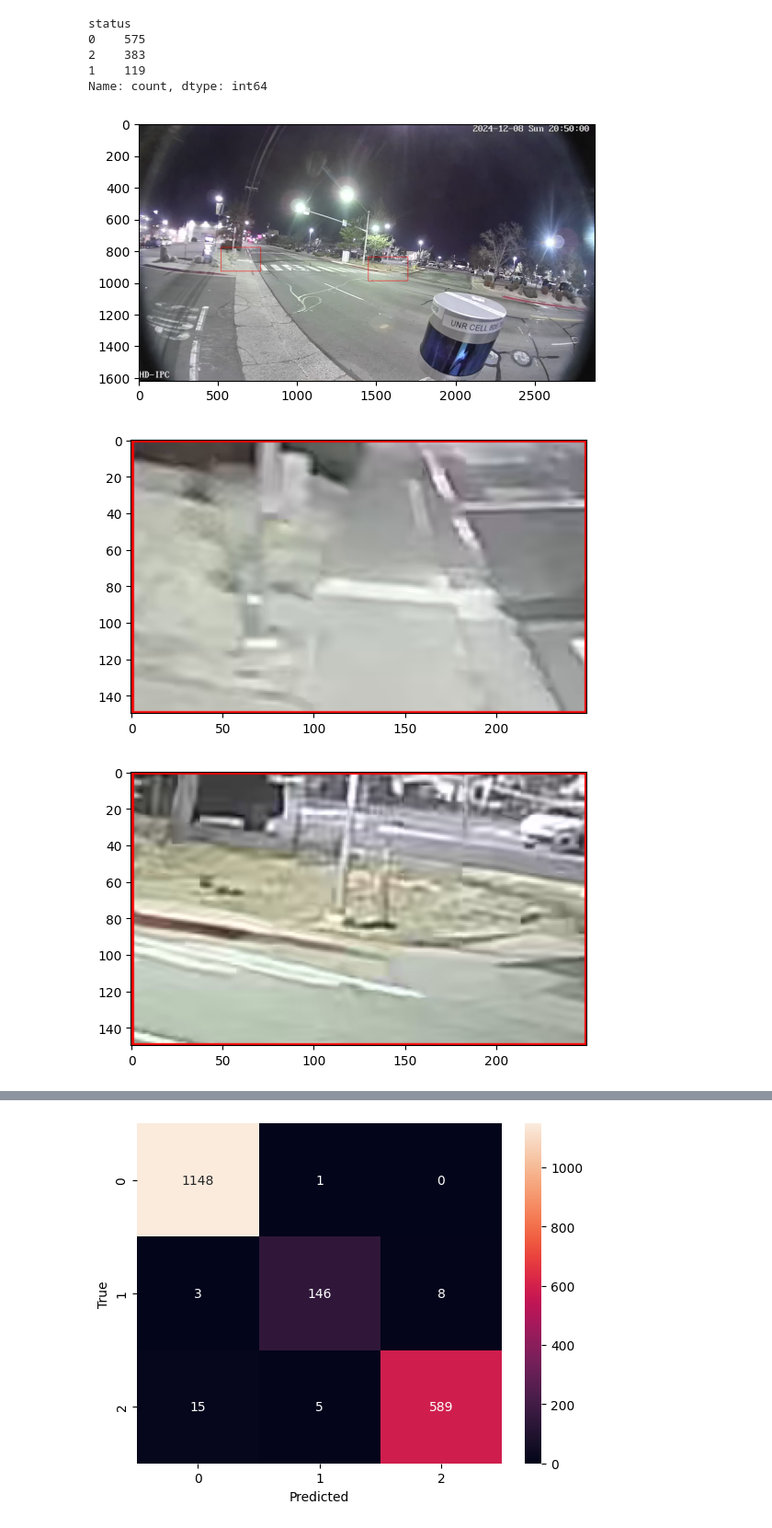
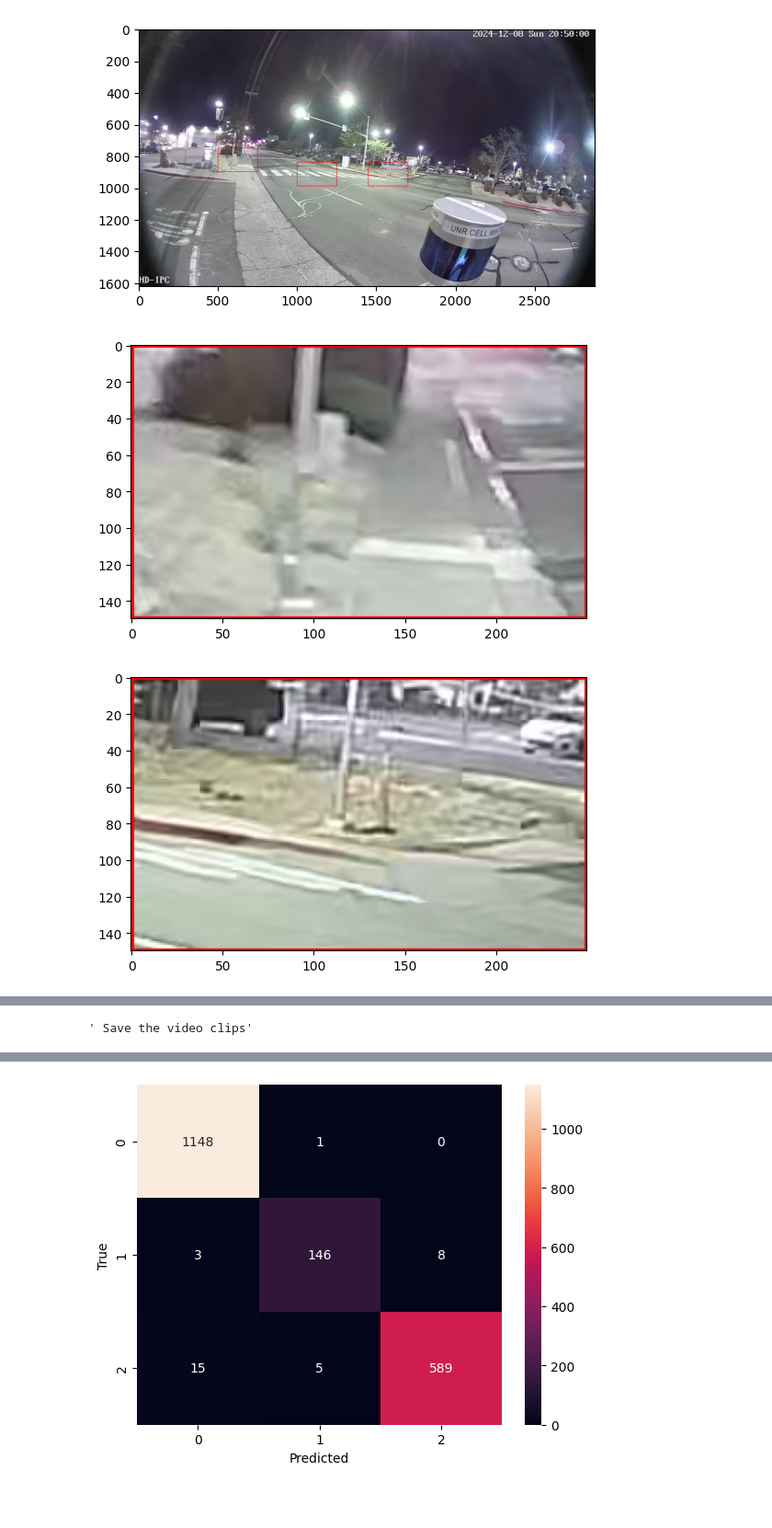
Before and after one commit to jksdbks123/Lidar-Tracker, a Jupyter notebook: PushButton/test.ipynb, the cells around one changed output, grey strips where cells are left out. Shown at 92% size. Saved outputs shown, nothing was run; the diff lists cells and outputs as text; code cells hidden in the pictures; blank space fills up the shorter version.

```diff
--- a/PushButton/test.ipynb
+++ b/PushButton/test.ipynb
@@ -85,13 +88,5 @@ save_path = r'D:\LiDAR_Data\2ndPHB\Video\unvisited_video_list_0113.csv'
 df = pd.DataFrame(unvisited_video_list)
 df.to_csv(save_path, index = False)
-# %%
-activation_df.status.value_counts()
-# %% [output]
-status
-0    575
-2    383
-1    119
-Name: count, dtype: int64
 # %%
 start_frames, end_frames, date_times, save_names = [], [], [], []
 fps = 10
@@ -122,44 +117,54 @@ for _, row in tqdm(activation_df.iterrows()):
                 save_names.append(f"{label}_{video_start_timestamp_str}_{start_frame}_{location}.mp4")
 # %%
 frame_width,frame_height = 250,150
-x,y = 520,780
+x,y = 500,750
 pt1_L = (x, y)
 pt2_L = (x+frame_width, y+frame_height)
 x,y = 1450,840
 pt1_R = (x, y)
 pt2_R = (x+frame_width, y+frame_height)
-ROI_L, ROI_R = [pt1_L, pt2_L], [pt1_R, pt2_R]
+x,y = 1000,840
+pt1_M = (x, y)
+pt2_M = (x+frame_width, y+frame_height)
+ROI_L, ROI_R, ROI_M = [pt1_L, pt2_L], [pt1_R, pt2_R], [pt1_M, pt2_M]
 # %%
 """ Select ROI for the video clips"""
 video_path = r'D:\LiDAR_Data\2ndPHB\Video\IntesectionVideo\00_00_192.168.1.108_1_20241208_205000.avi'
 cap = cv2.VideoCapture(video_path)
 frames = []
 while cap.isOpened():
     ret, frame = cap.read()
     if not ret:
         break
     frame = cv2.cvtColor(frame, cv2.COLOR_BGR2RGB)
     frames.append(frame)
     break
 cap.release()
 frames = np.array(frames) # (seq_len, h, w, c)
 test_img = frames[0].copy()
 # draw the ROI
 pt1_L, pt2_L = ROI_L
 pt1_R, pt2_R = ROI_R
+pt1_M, pt2_M = ROI_M
 cv2.rectangle(test_img, pt1_L, pt2_L, (255, 0, 0), 2)
 cv2.rectangle(test_img, pt1_R, pt2_R, (255, 0, 0), 2)
+cv2.rectangle(test_img, pt1_M, pt2_M, (255, 0, 0), 2)
 plt.imshow(test_img)
 # draw a rectangle around the object
 plt.show()
 # crop the image
 cropped_img = test_img[pt1_L[1]:pt2_L[1], pt1_L[0]:pt2_L[0]]
 plt.imshow(cropped_img)
 plt.show()
 cropped_img = test_img[pt1_R[1]:pt2_R[1], pt1_R[0]:pt2_R[0]]
 plt.imshow(cropped_img)
 plt.show()
+cropped_img = test_img[pt1_M[1]:pt2_M[1], pt1_M[0]:pt2_M[0]]
+plt.imshow(cropped_img)
+plt.show()
+
+""" Save the video clips"""
 # %% [output]
-[figure, old version]
+[figure, new version]
-[figure, old version]
+[figure, new version]
 [figure]
@@ -166,3 +172,4 @@ plt.show()
+' Save the video clips'
 # %%
 # make the dataframe
 # data = {"date_time": date_times, "start_frame": start_frames, "end_frame": end_frames, "save_name": save_names}
```
Also changed, not shown: parts of 18 cells of this notebook, 3 other files.
